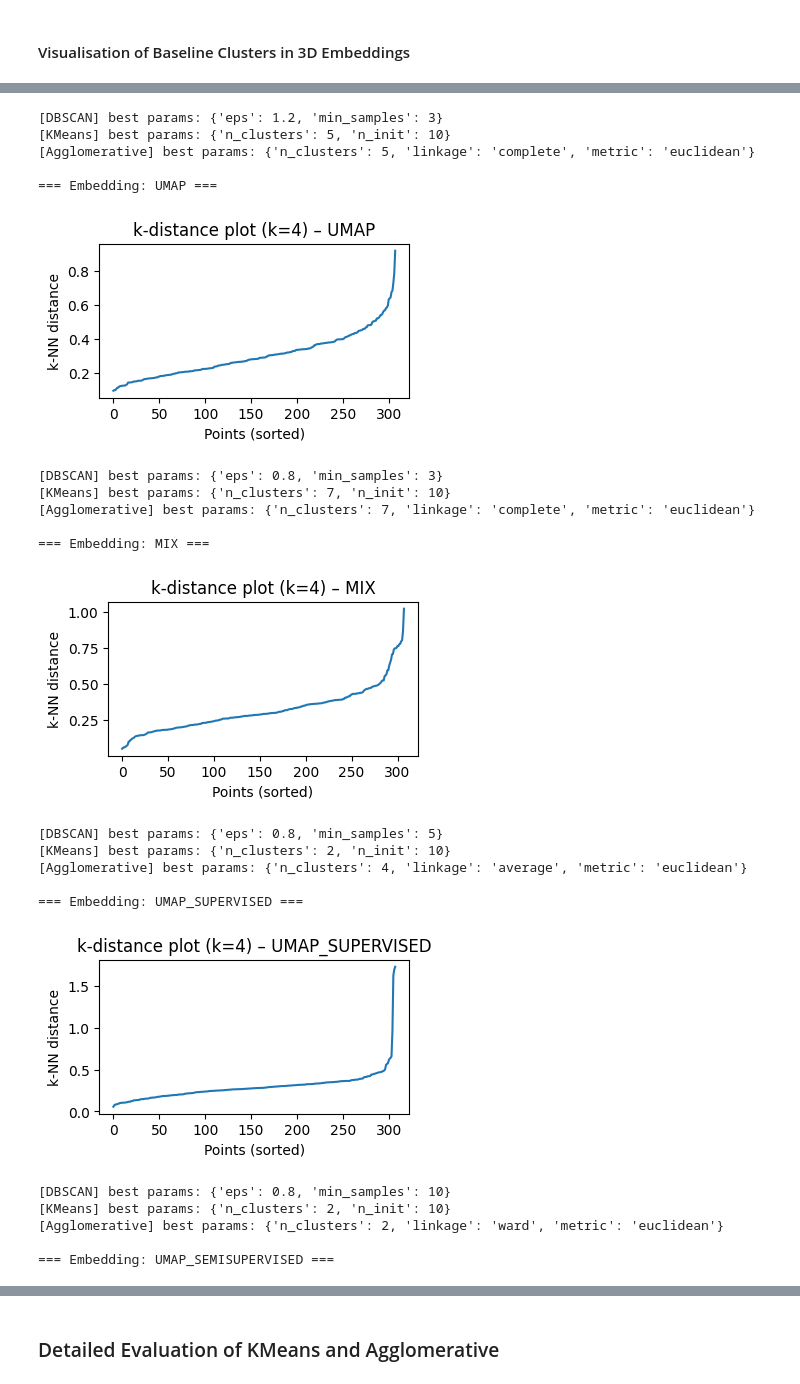
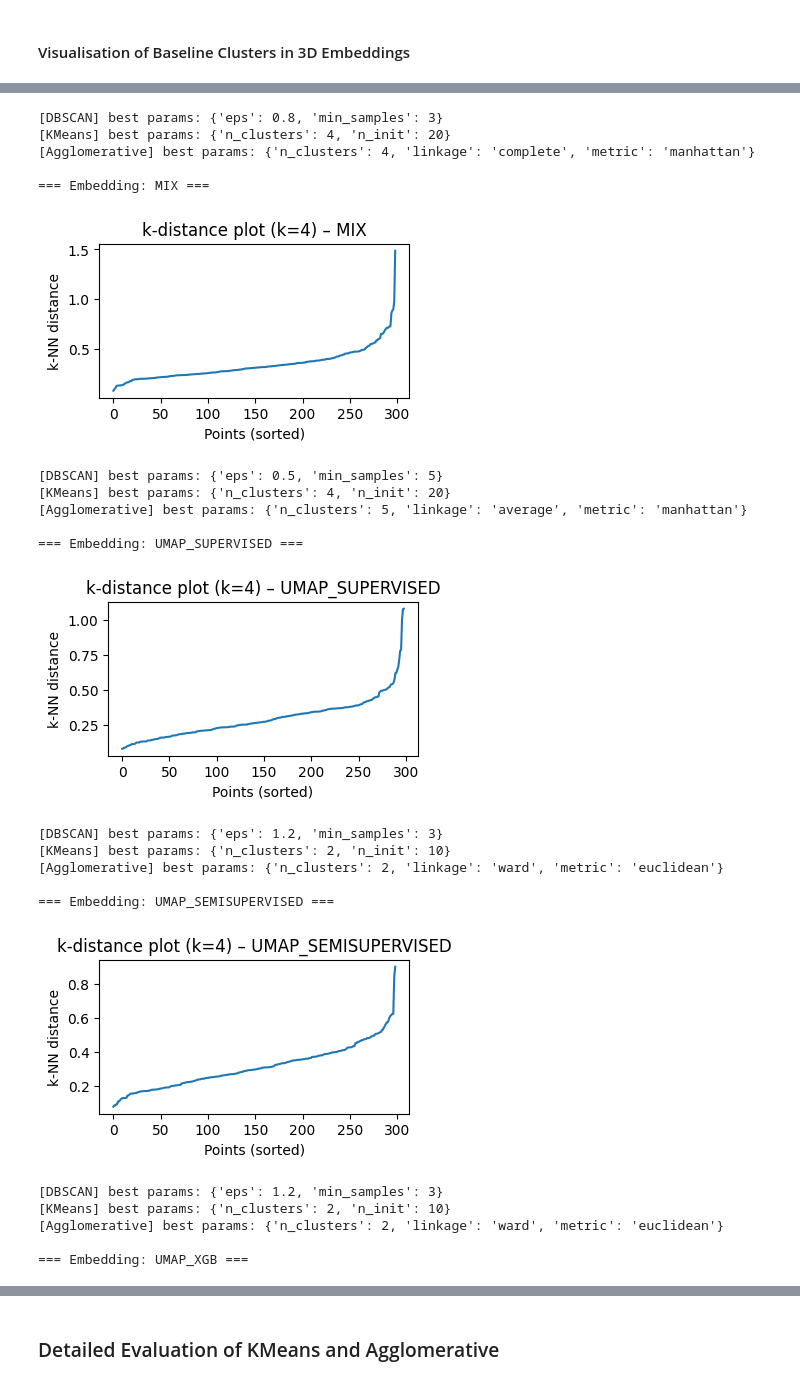
Before and after one commit to zuzannapajak/cardio-risk-prediction, a Jupyter notebook: notebooks/clustering.ipynb, the cells around one changed output, grey strips where cells are left out. Drawn from its saved outputs; the diff is of its cells as text; code cells hidden in the pictures.

```diff
--- a/notebooks/clustering.ipynb
+++ b/notebooks/clustering.ipynb
@@ -87,6 +80,6 @@ y      = df_preprocessed.iloc[:, -1]
 # %%
 cols_to_drop = ['high_blood_pressure', 'platelets', 'sex', 'creatinine_phosphokinase', 'anaemia', 'smoking', 'diabetes']
-X_pre = X_pre.drop(columns=cols_to_drop)
+X_preprocessed = X_preprocessed.drop(columns=cols_to_drop)
 
-X_pre.shape
+X_preprocessed.shape
 # %% [output]
@@ -106,8 +99,7 @@ X_pre.shape
 # %%
 embeddings_unsupervised = {
     "pca":  X_pca,
-    "tsne": X_tsne,
-    "umap": X_umap,
+    "umap": X_umap_unsupervised,
     "mix":  X_mix,
 }
 # %% [markdown]
@@ -167,9 +159,9 @@ To evaluate how different embedding spaces support unsupervised structure, three
 # %% [markdown]
 #### Hyper-Parameter Search
 # %%
-db_best_pre = gridsearch_dbscan(X=X_pre)
-km_best_pre = gridsearch_kmeans_params(X_pre, ks=range(2, 8), n_inits=(25, 50))
-ag_best_pre = gridsearch_agglomerative_params(X_pre, ks=range(2, 8), linkages=("ward", "complete", "average"), metrics=("euclidean", "manhattan", "cosine"))
+db_best_pre = gridsearch_dbscan(X=X_preprocessed)
+km_best_pre = gridsearch_kmeans_params(X=X_preprocessed, ks=range(2, 8), n_inits=(25, 50))
+ag_best_pre = gridsearch_agglomerative_params(X=X_preprocessed, ks=range(2, 8), linkages=("ward", "complete", "average"), metrics=("euclidean", "manhattan", "cosine"))
 
 params_db_pre = db_best_pre["params"]
 params_km_pre = km_best_pre["params"]
@@ -192,11 +184,11 @@ db_pre = DBSCAN(**params_db_pre)
 km_pre = KMeans(**params_km_pre)
 ag_pre = AgglomerativeClustering(**params_ag_pre)
 
-labels_db_pre = db_pre.fit_predict(X_pre)
-labels_km_pre = km_pre.fit_predict(X_pre)
-labels_ag_pre = ag_pre.fit_predict(X_pre)
+labels_db_pre = db_pre.fit_predict(X_preprocessed)
+labels_km_pre = km_pre.fit_predict(X_preprocessed)
+labels_ag_pre = ag_pre.fit_predict(X_preprocessed)
 
-scores_db_pre = show_scores("DBSCAN on PRE", X_pre, labels_db_pre, y)
-scores_km_pre = show_scores("KMeans on PRE",  X_pre, labels_km_pre, y)
-scores_ag_pre = show_scores("Agglomerative on PRE", X_pre, labels_ag_pre, y)
+scores_db_pre = show_scores("DBSCAN on PRE", X_preprocessed, labels_db_pre, y)
+scores_km_pre = show_scores("KMeans on PRE",  X_preprocessed, labels_km_pre, y)
+scores_ag_pre = show_scores("Agglomerative on PRE", X_preprocessed, labels_ag_pre, y)
 # %% [output]
@@ -258,14 +247,15 @@ This loop produces the best parameters and performance metrics for each (embeddi
 dbscan_best = {}
 kmeans_best = {}
 agglom_best = {}
+X_orig = X_preprocessed.copy()
 
-for name, X in embeddings_all.items():
+for name, X_orig in embeddings_all.items():
     print(f"\n=== Embedding: {name.upper()} ===")
 
     # --- 1) DBSCAN ---
     k = 4
-    nbrs = NearestNeighbors(n_neighbors=k).fit(X)
-    distances, _ = nbrs.kneighbors(X)
+    nbrs = NearestNeighbors(n_neighbors=k).fit(X_orig)
+    distances, _ = nbrs.kneighbors(X_orig)
     kd = np.sort(distances[:, k - 1])
 
     plt.figure(figsize=(4, 2))
@@ -275,18 +265,18 @@ for name, X in embeddings_all.items():
     plt.ylabel("k-NN distance")
     plt.show()
 
-    db_best = gridsearch_dbscan(X=X)
+    db_best = gridsearch_dbscan(X=X_orig)
     dbscan_best[name] = db_best
     print("[DBSCAN] best params:", db_best["params"])
 
     # --- 2) KMeans ---
-    km_best = gridsearch_kmeans_params(X, ks=range(2, 8), n_inits=(10, 20),)
+    km_best = gridsearch_kmeans_params(X_orig, ks=range(2, 8), n_inits=(10, 20),)
     kmeans_best[name] = km_best
     km_params  = km_best.get("params", km_best)
     print("[KMeans] best params:", km_params)
 
     # --- 3) Agglomerative ---
-    ag_best = gridsearch_agglomerative_params(X, ks=range(2, 8), linkages=("ward", "complete", "average"), metrics=("euclidean", "manhattan", "cosine"))
+    ag_best = gridsearch_agglomerative_params(X_orig, ks=range(2, 8), linkages=("ward", "complete", "average"), metrics=("euclidean", "manhattan", "cosine"))
     agglom_best[name] = ag_best
     ag_params  = ag_best.get("params", ag_best)
     print("[Agglomerative] best params:", ag_params)
@@ -302,23 +292,23 @@ for name, X in embeddings_all.items():
-[DBSCAN] best params: {'eps': 1.2, 'min_samples': 3}
-[KMeans] best params: {'n_clusters': 5, 'n_init': 10}
-[Agglomerative] best params: {'n_clusters': 5, 'linkage': 'complete', 'metric': 'euclidean'}
+[DBSCAN] best params: {'eps': 0.8, 'min_samples': 3}
+[KMeans] best params: {'n_clusters': 4, 'n_init': 20}
+[Agglomerative] best params: {'n_clusters': 4, 'linkage': 'complete', 'metric': 'manhattan'}
 
-=== Embedding: UMAP ===
+=== Embedding: MIX ===
-[figure, old version]
+[figure, new version]
-[DBSCAN] best params: {'eps': 0.8, 'min_samples': 3}
-[KMeans] best params: {'n_clusters': 7, 'n_init': 10}
-[Agglomerative] best params: {'n_clusters': 7, 'linkage': 'complete', 'metric': 'euclidean'}
+[DBSCAN] best params: {'eps': 0.5, 'min_samples': 5}
+[KMeans] best params: {'n_clusters': 4, 'n_init': 20}
+[Agglomerative] best params: {'n_clusters': 5, 'linkage': 'average', 'metric': 'manhattan'}
 
-=== Embedding: MIX ===
+=== Embedding: UMAP_SUPERVISED ===
-[figure, old version]
+[figure, new version]
-[DBSCAN] best params: {'eps': 0.8, 'min_samples': 5}
+[DBSCAN] best params: {'eps': 1.2, 'min_samples': 3}
 [KMeans] best params: {'n_clusters': 2, 'n_init': 10}
-[Agglomerative] best params: {'n_clusters': 4, 'linkage': 'average', 'metric': 'euclidean'}
+[Agglomerative] best params: {'n_clusters': 2, 'linkage': 'ward', 'metric': 'euclidean'}
 
-=== Embedding: UMAP_SUPERVISED ===
+=== Embedding: UMAP_SEMISUPERVISED ===
-[figure, old version]
+[figure, new version]
-[DBSCAN] best params: {'eps': 0.8, 'min_samples': 10}
+[DBSCAN] best params: {'eps': 1.2, 'min_samples': 3}
 [KMeans] best params: {'n_clusters': 2, 'n_init': 10}
 [Agglomerative] best params: {'n_clusters': 2, 'linkage': 'ward', 'metric': 'euclidean'}
 
-=== Embedding: UMAP_SEMISUPERVISED ===
+=== Embedding: UMAP_XGB ===
```
Also changed, not shown: parts of 42 cells of this notebook, 3 other files.
